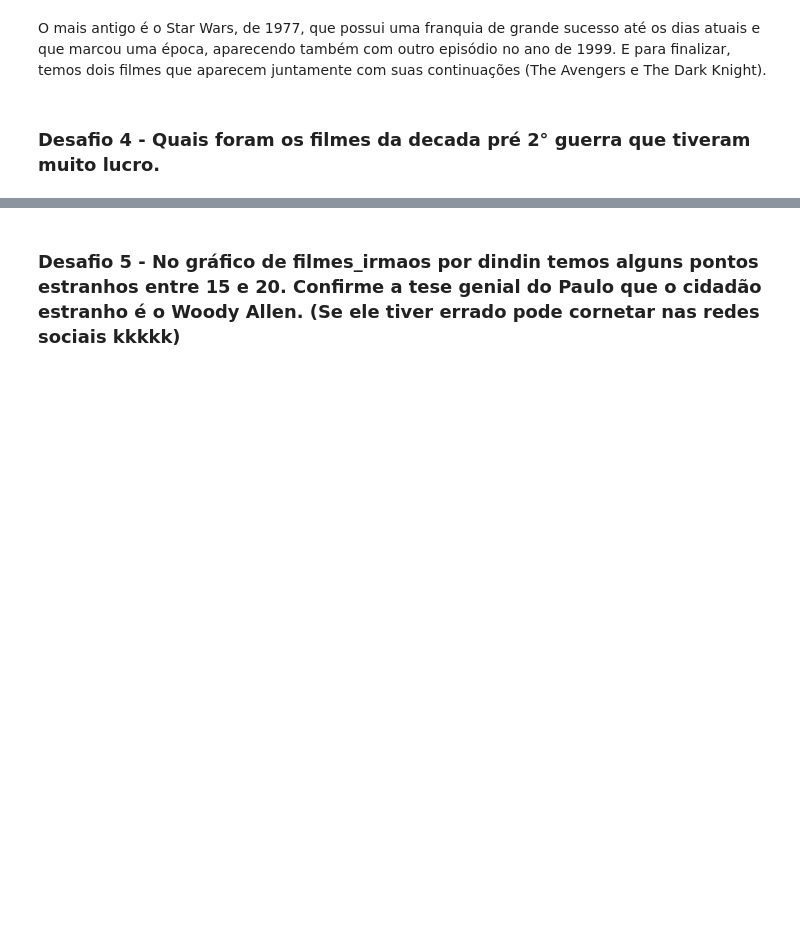
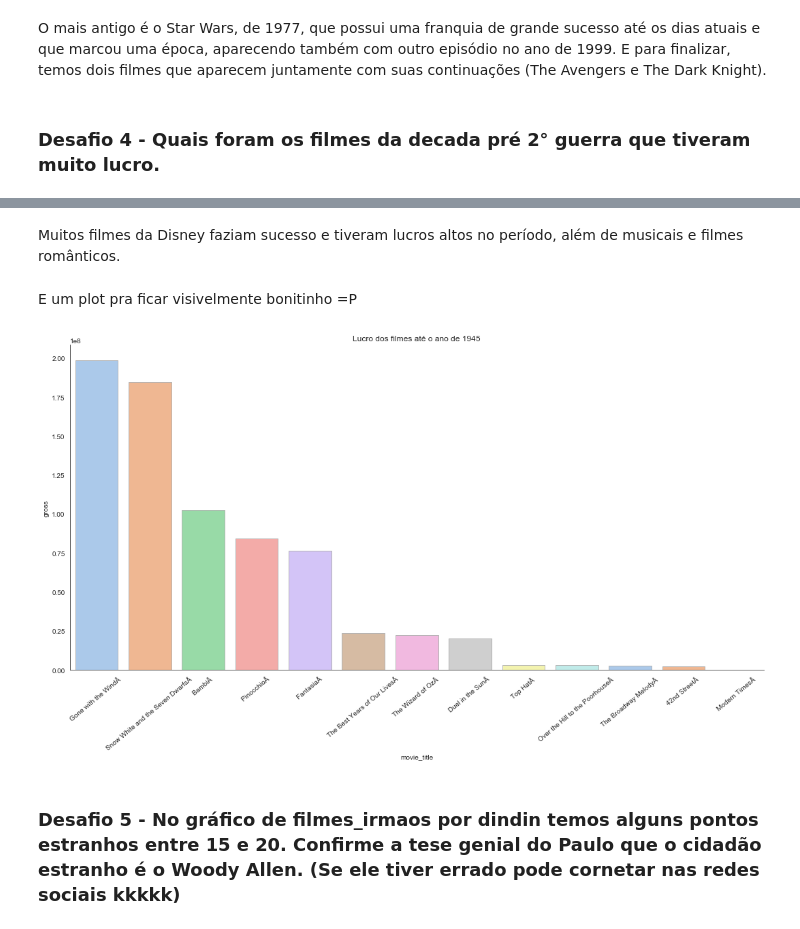
Before and after one commit to mtalaisys/quarentenadados, a Jupyter notebook: QuarentenaDados - Aula 3.ipynb, the cells around one changed output, grey strips where cells are left out. Cells and saved outputs as stored; diff of their text form; code cells hidden in the pictures; blank space fills up the shorter version.

```diff
--- a/QuarentenaDados - Aula 3.ipynb
+++ b/QuarentenaDados - Aula 3.ipynb
@@ -384,0 +387,4 @@ O mais antigo é o Star Wars, de 1977, que possui uma franquia de grande sucesso
+# %%
+filmes_periodo_guerra = imdb_usa.dropna(subset=['title_year'])
+filmes_periodo_guerra = filmes_periodo_guerra.astype({'title_year':'int'})
+filmes_periodo_guerra = filmes_periodo_guerra.query("title_year <= 1945")
@@ -384,0 +413,2 @@ O mais antigo é o Star Wars, de 1977, que possui uma franquia de grande sucesso
+# %%
+filmes_periodo_guerra = filmes_periodo_guerra[{"movie_title","title_year","budget","gross","genres"}].sort_values(by='gross', ascending = False).dropna(subset=['gross'])
@@ -385,3 +432,14 @@ O mais antigo é o Star Wars, de 1977, que possui uma franquia de grande sucesso
+# %% [markdown]
+Muitos filmes da Disney faziam sucesso e tiveram lucros altos no período, além de musicais e filmes românticos.
+# %% [markdown]
+E um plot pra ficar visivelmente bonitinho =P
+# %%
+chart = sns.catplot(x="movie_title", y="gross", kind = "bar", data=filmes_periodo_guerra,ci=None,palette='pastel',edgecolor='.7',height=7.5,aspect=2)
+chart.set_xticklabels(rotation=40)
+plt.title('Lucro dos filmes até o ano de 1945')
+plt.show()
+# %% [output]
+[figure, added]
 # %% [markdown]
 ### Desafio 5 - No gráfico de filmes_irmaos por dindin temos alguns pontos estranhos entre 15 e 20. Confirme a tese genial do Paulo que o cidadão estranho é o Woody Allen. (Se ele tiver errado pode cornetar nas redes sociais kkkkk)
 # %% [markdown]
```
Also changed, not shown: parts of 4 cells of this notebook.
